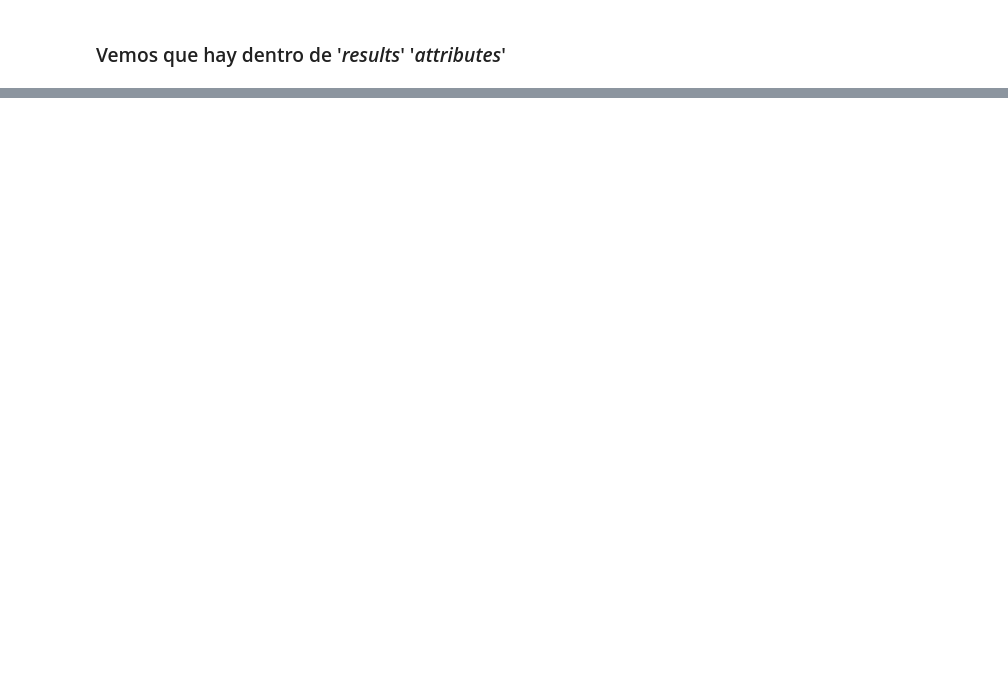
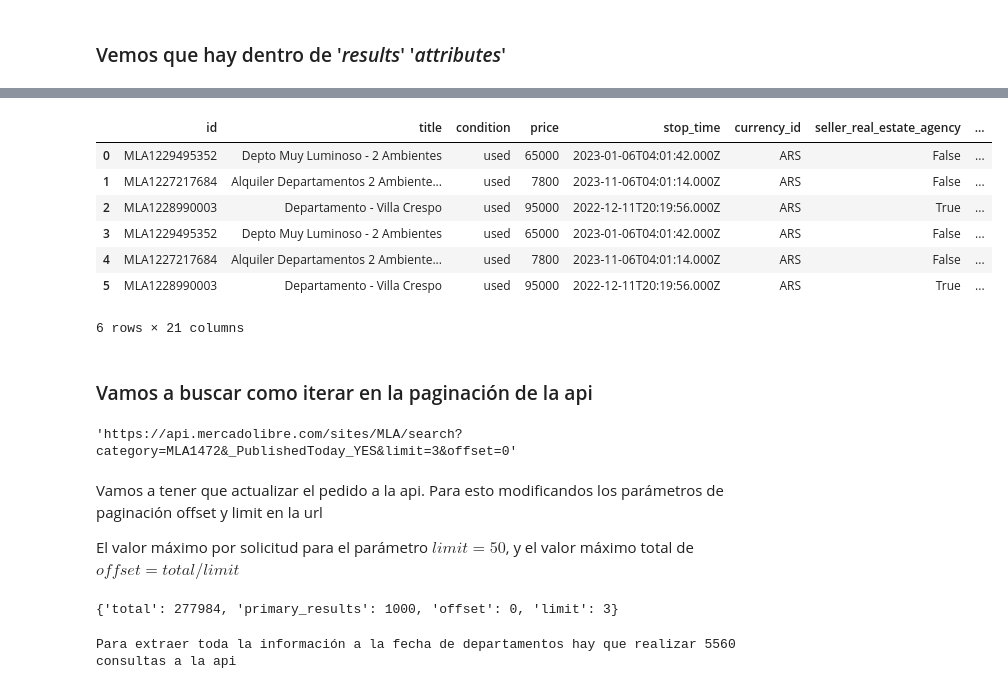
Before and after one commit to clementejose/DataSciences_CoderHouse, a Jupyter notebook: project/Desafio_APIS_JoseClemente.ipynb, the cells around one changed output, grey strips where cells are left out. Drawn from its saved outputs; the diff is of its cells as text; code cells hidden in the pictures; blank space fills up the shorter version.

```diff
--- a/project/Desafio_APIS_JoseClemente.ipynb
+++ b/project/Desafio_APIS_JoseClemente.ipynb
@@ -636,0 +469,6 @@ array([False, False, False, False, False, False, False, False, False,
+# %%
+df1 = dd.merge(da, left_on='id', right_on='m_id', how='left')
+# %%
+df1 = df1.merge(dp, left_on='id', right_on='m_id', how='left')
+
+df1.drop(columns=['m_id_x', 'm_id_y'], inplace=True)
@@ -636,0 +503,37 @@ array([False, False, False, False, False, False, False, False, False,
+# %%
+df1.reset_index(inplace=True)
+# %%
+df2 = df1.copy()
+# %%
+# Juntamos dos respuestas simuladas
+df1 = pd.concat([df1,df2], ignore_index=True).drop(columns='index')
+df1
+# %% [output]
+|  | id | title | condition | price | stop_time | currency_id | seller_real_estate_agency | ... |
+| 0 | MLA1229495352 | Depto Muy Luminoso - 2 Ambientes | used | 65000 | 2023-01-06T04:01:42.000Z | ARS | False | ... |
+| 1 | MLA1227217684 | Alquiler Departamentos 2 Ambiente... | used | 7800 | 2023-11-06T04:01:14.000Z | ARS | False | ... |
+| 2 | MLA1228990003 | Departamento - Villa Crespo | used | 95000 | 2022-12-11T20:19:56.000Z | ARS | True | ... |
+| 3 | MLA1229495352 | Depto Muy Luminoso - 2 Ambientes | used | 65000 | 2023-01-06T04:01:42.000Z | ARS | False | ... |
+| 4 | MLA1227217684 | Alquiler Departamentos 2 Ambiente... | used | 7800 | 2023-11-06T04:01:14.000Z | ARS | False | ... |
+| 5 | MLA1228990003 | Departamento - Villa Crespo | used | 95000 | 2022-12-11T20:19:56.000Z | ARS | True | ... |
+6 rows × 21 columns
+# %% [markdown]
+### Vamos a buscar como iterar en la paginación de la api
+# %%
+api
+# %% [output]
+'https://api.mercadolibre.com/sites/MLA/search?category=MLA1472&_PublishedToday_YES&limit=3&offset=0'
+# %% [markdown]
+Vamos a tener que actualizar el pedido a la api.
+Para esto modificandos los parámetros de paginación offset y limit en la url
+
+El valor máximo por solicitud para el parámetro $limit = 50$, y el valor máximo total de $offset = total/limit$
+# %%
+data['paging']
+# %% [output]
+{'total': 277984, 'primary_results': 1000, 'offset': 0, 'limit': 3}
+# %%
+q = round(data['paging']['total']/50)
+print(f'Para extraer toda la información a la fecha de departamentos hay que realizar {q} consultas a la api')
+# %% [output]
+Para extraer toda la información a la fecha de departamentos hay que realizar 5560 consultas a la api
```
Also changed, not shown: parts of 60 cells of this notebook, 2 other files.
